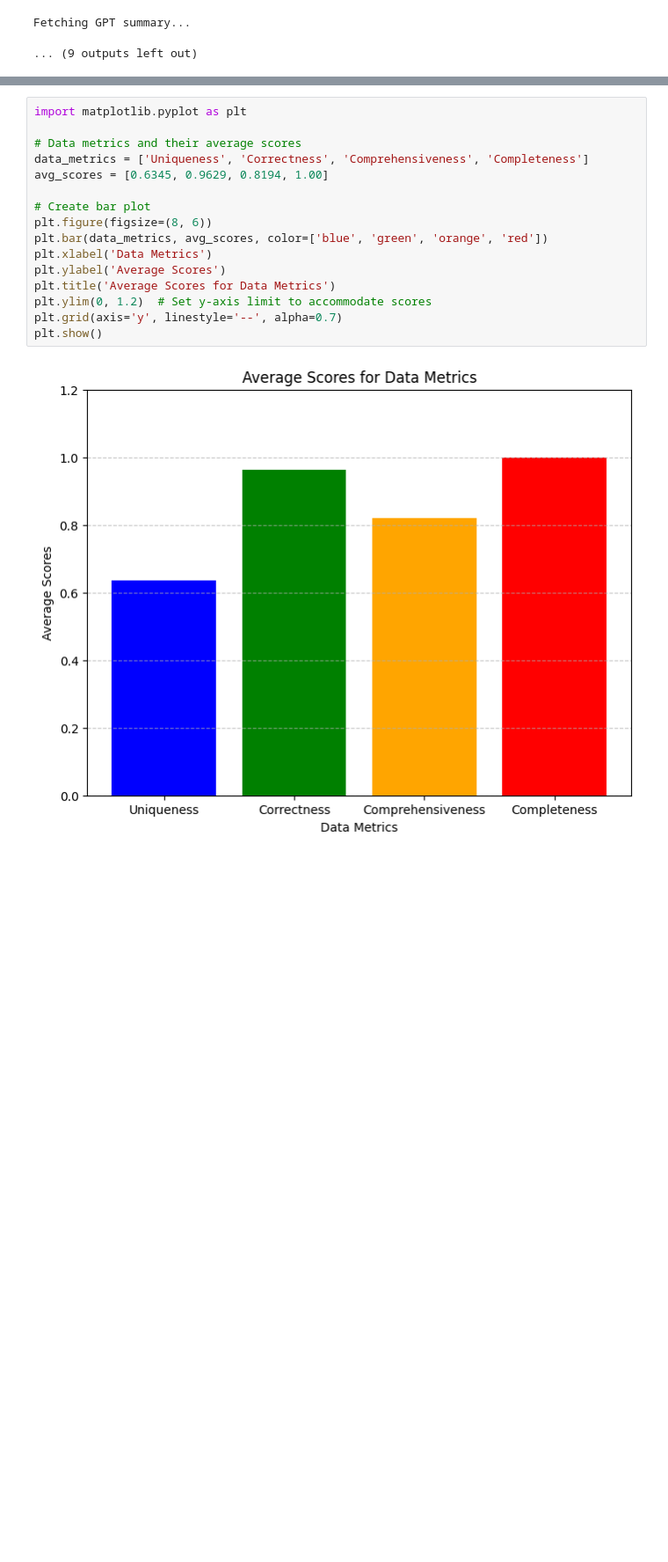
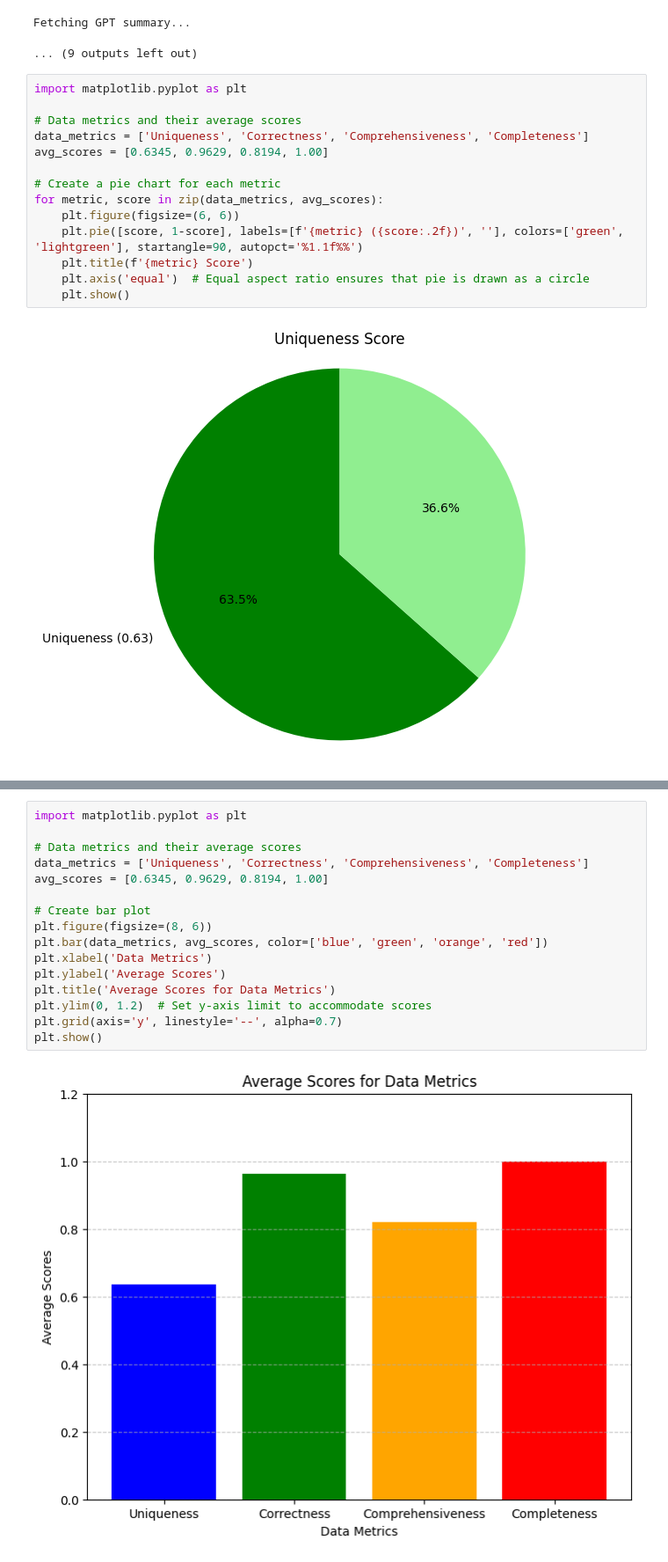
Before and after one commit to sainikhila11/SaiNikhila_INFO5731_Spring2024, a Jupyter notebook: SaiNikhila_INFO5731_Project.ipynb, the cells around one changed output, grey strips where cells are left out. Shown at 88% size. Saved outputs shown, nothing was run; the diff lists cells and outputs as text; blank space fills up the shorter version.

```diff
--- a/SaiNikhila_INFO5731_Project.ipynb
+++ b/SaiNikhila_INFO5731_Project.ipynb
@@ -1447,3 +1447,19 @@ Fetching GPT summary...
 Processing dataset: /content/Train5.xlsx
 Fetching GPT summary...
 ... (9 outputs left out)
+# %%
+import matplotlib.pyplot as plt
+
+# Data metrics and their average scores
+data_metrics = ['Uniqueness', 'Correctness', 'Comprehensiveness', 'Completeness']
+avg_scores = [0.6345, 0.9629, 0.8194, 1.00]
+
+# Create a pie chart for each metric
+for metric, score in zip(data_metrics, avg_scores):
+    plt.figure(figsize=(6, 6))
+    plt.pie([score, 1-score], labels=[f'{metric} ({score:.2f})', ''], colors=['green', 'lightgreen'], startangle=90, autopct='%1.1f%%')
+    plt.title(f'{metric} Score')
+    plt.axis('equal')  # Equal aspect ratio ensures that pie is drawn as a circle
+    plt.show()
+# %% [output]
+[figure, added]
```
Also changed, not shown: parts of 1 cell of this notebook.
